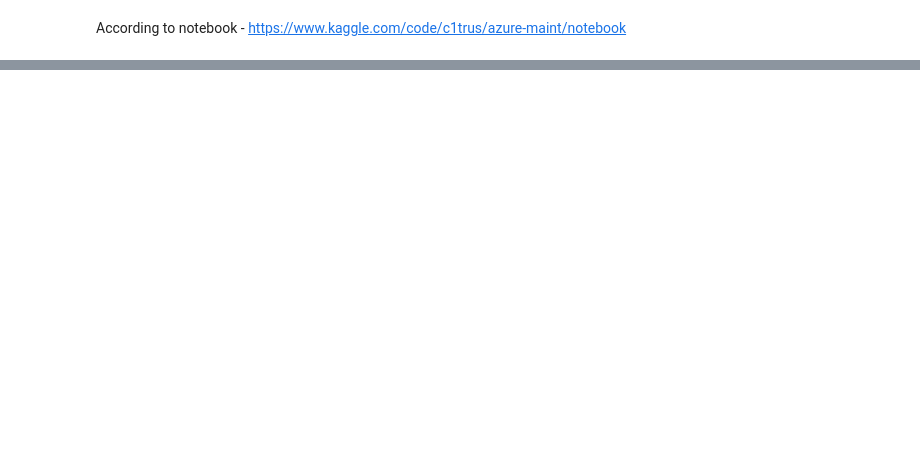
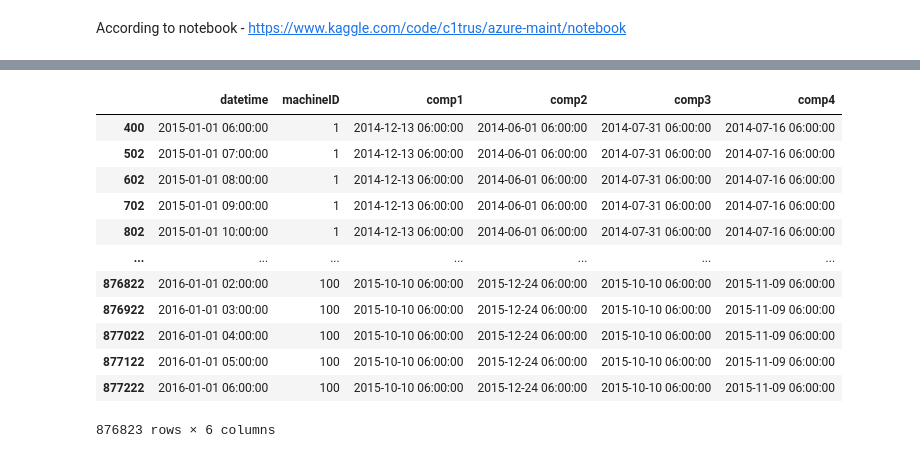
Before and after one commit to kuboszekadr/GenAI-WordCup-042024, a Jupyter notebook: notebooks/failure_prediction_xgboost.ipynb, the cells around one changed output, grey strips where cells are left out. Drawn from its saved outputs; the diff is of its cells as text; code cells hidden in the pictures; blank space fills up the shorter version.

```diff
--- a/notebooks/failure_prediction_xgboost.ipynb
+++ b/notebooks/failure_prediction_xgboost.ipynb
@@ -485,0 +199,25 @@ X_test.head()
+# %%
+components = ['comp1', 'comp2', 'comp3', 'comp4']
+for comp in components:
+    comp_rep.loc[comp_rep[comp] < 1, comp] = None
+    comp_rep.loc[-comp_rep[comp].isnull(),
+                 comp] = comp_rep.loc[-comp_rep[comp].isnull(), 'datetime']
+    comp_rep[comp] = comp_rep[comp].fillna(method='ffill')
+
+comp_rep = comp_rep.loc[comp_rep['datetime'] > pd.to_datetime('2015-01-01')]
+# %%
+comp_rep
+# %% [output]
+|  | datetime | machineID | comp1 | comp2 | comp3 | comp4 |
+| 400 | 2015-01-01 06:00:00 | 1 | 2014-12-13 06:00:00 | 2014-06-01 06:00:00 | 2014-07-31 06:00:00 | 2014-07-16 06:00:00 |
+| 502 | 2015-01-01 07:00:00 | 1 | 2014-12-13 06:00:00 | 2014-06-01 06:00:00 | 2014-07-31 06:00:00 | 2014-07-16 06:00:00 |
+| 602 | 2015-01-01 08:00:00 | 1 | 2014-12-13 06:00:00 | 2014-06-01 06:00:00 | 2014-07-31 06:00:00 | 2014-07-16 06:00:00 |
+| 702 | 2015-01-01 09:00:00 | 1 | 2014-12-13 06:00:00 | 2014-06-01 06:00:00 | 2014-07-31 06:00:00 | 2014-07-16 06:00:00 |
+| 802 | 2015-01-01 10:00:00 | 1 | 2014-12-13 06:00:00 | 2014-06-01 06:00:00 | 2014-07-31 06:00:00 | 2014-07-16 06:00:00 |
+| ... | ... | ... | ... | ... | ... | ... |
+| 876822 | 2016-01-01 02:00:00 | 100 | 2015-10-10 06:00:00 | 2015-12-24 06:00:00 | 2015-10-10 06:00:00 | 2015-11-09 06:00:00 |
+| 876922 | 2016-01-01 03:00:00 | 100 | 2015-10-10 06:00:00 | 2015-12-24 06:00:00 | 2015-10-10 06:00:00 | 2015-11-09 06:00:00 |
+| 877022 | 2016-01-01 04:00:00 | 100 | 2015-10-10 06:00:00 | 2015-12-24 06:00:00 | 2015-10-10 06:00:00 | 2015-11-09 06:00:00 |
+| 877122 | 2016-01-01 05:00:00 | 100 | 2015-10-10 06:00:00 | 2015-12-24 06:00:00 | 2015-10-10 06:00:00 | 2015-11-09 06:00:00 |
+| 877222 | 2016-01-01 06:00:00 | 100 | 2015-10-10 06:00:00 | 2015-12-24 06:00:00 | 2015-10-10 06:00:00 | 2015-11-09 06:00:00 |
+876823 rows × 6 columns
```
Also changed, not shown: parts of 87 cells of this notebook, 8 other files.
